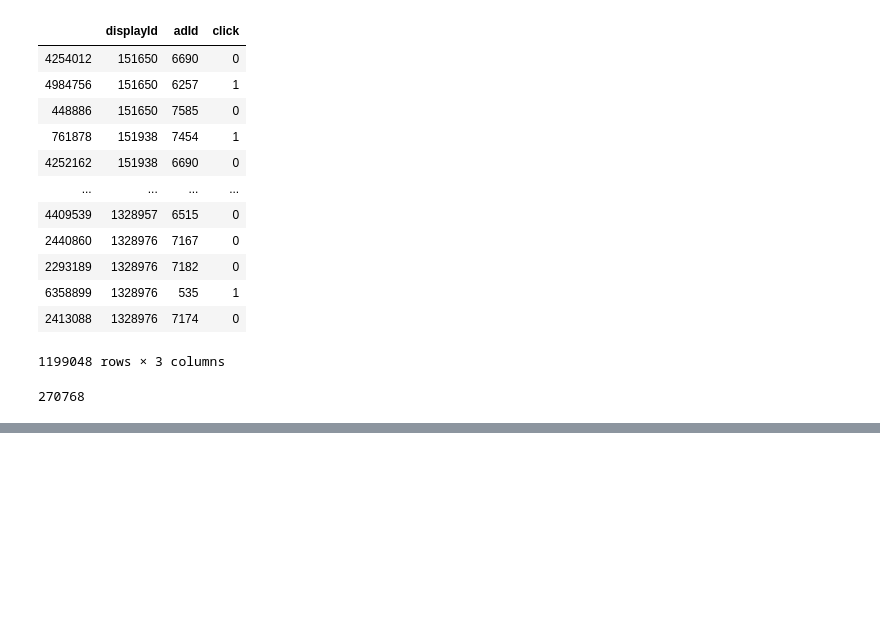
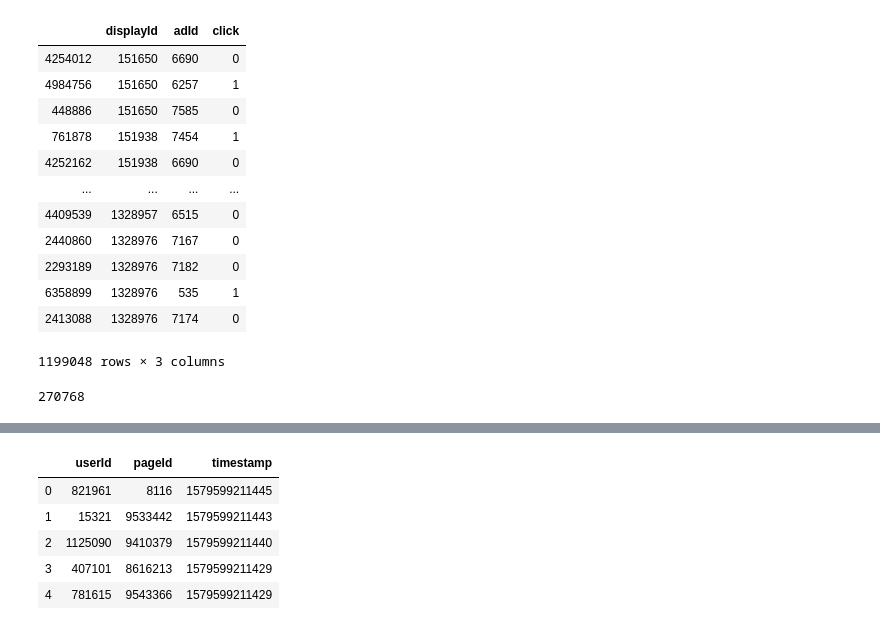
Before and after one commit to kooranifar/komboze, a Jupyter notebook: randomlyFilled.ipynb, the cells around one changed output, grey strips where cells are left out. Cells and saved outputs as stored; diff of their text form; code cells hidden in the pictures; blank space fills up the shorter version.

```diff
--- a/randomlyFilled.ipynb
+++ b/randomlyFilled.ipynb
@@ -632,0 +689,9 @@ KeyboardInterrupt:
+# %%
+user_page_view.head()
+# %% [output]
+|  | userId | pageId | timestamp |
+| 0 | 821961 | 8116 | 1579599211445 |
+| 1 | 15321 | 9533442 | 1579599211443 |
+| 2 | 1125090 | 9410379 | 1579599211440 |
+| 3 | 407101 | 8616213 | 1579599211429 |
+| 4 | 781615 | 9543366 | 1579599211429 |
```
Also changed, not shown: parts of 24 cells of this notebook, 4 other files.
